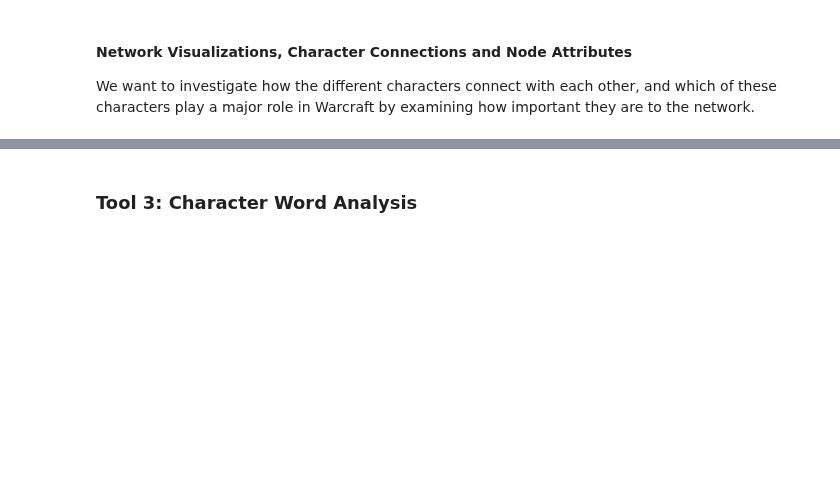
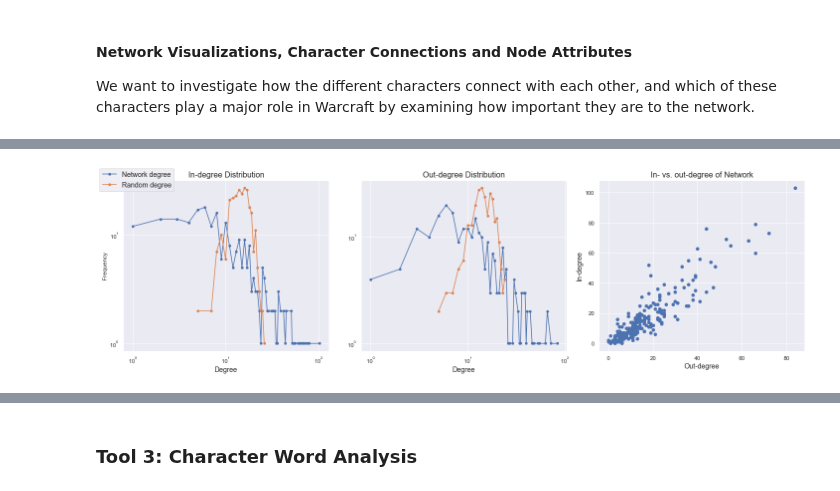
Before and after one commit to simonamtoft/warcraft-major-character-analysis, a Jupyter notebook: Explainer.ipynb, the cells around one changed output, grey strips where cells are left out. Cells and saved outputs as stored; diff of their text form; code cells hidden in the pictures; blank space fills up the shorter version.

```diff
--- a/Explainer.ipynb
+++ b/Explainer.ipynb
@@ -269,0 +467,55 @@ References:
+# %%
+# Get arrays of total, out- and in-degrees
+tot_deg = np.array([v for _, v in Gcc.degree])
+out_deg = np.array([v for _, v in Gcc.out_degree])
+in_deg = np.array([v for _, v in Gcc.in_degree])
+
+# calculate probability of connection
+p_out = out_deg.mean() / (N - 1)
+p_in = in_deg.mean() / (N - 1)
+
+# create random networks
+G_rnd_out = nx.erdos_renyi_graph(n=N, p=p_out)
+G_rnd_in = nx.erdos_renyi_graph(n=N, p=p_in)
+
+# get degrees of random network
+degs_rnd_out = np.array([v for _, v in G_rnd_out.degree()])
+degs_rnd_in = np.array([v for _, v in G_rnd_in.degree()])
+
+# Plot in- and out-degree distributions
+f, ax = plt.subplots(1, 3, figsize=(20, 6))
+marker_str = '.-'
+marker_size = 9
+val, count = np.unique(in_deg, return_counts=True)
+val_rnd, count_rnd = np.unique(degs_rnd_in, return_counts=True)
+ax[0].plot(val[1:], count[1:], marker_str, markersize=marker_size, label="Network degree")
+ax[0].plot(val_rnd, count_rnd, marker_str, markersize=marker_size, label="Random degree")
+val, count = np.unique(out_deg, return_counts=True)
+val_rnd, count_rnd = np.unique(degs_rnd_out, return_counts=True)
+ax[1].plot(val[1:], count[1:], marker_str, markersize=marker_size, label="Network degree")
+ax[1].plot(val_rnd, count_rnd, marker_str, markersize=marker_size, label="Random degree")
+
+ax[0].set_title('In-degree Distribution', fontsize=16)
+ax[1].set_title('Out-degree Distribution', fontsize=16)
+
+ax[0].set_ylabel('Frequency')
+ax[1].set_yticks([])
+for i in range(2):
+    ax[i].set_xlabel('Degree', fontsize=14)
+    ax[i].set_xscale('log')
+    ax[i].set_yscale('log')
+
+# legends
+lines, labels = [sum(lol, []) for lol in zip(ax[0].get_legend_handles_labels())]
+f.legend(lines, labels, loc='upper left', fontsize=14)
+
+# in- vs. out-degree
+ax[2].set_title('In- vs. out-degree of Network', fontsize=16)
+ax[2].scatter(out_deg, in_deg)
+ax[2].set_xlabel('Out-degree', fontsize=14)
+ax[2].set_ylabel('In-degree', fontsize=14)
+
+plt.tight_layout()
+plt.show()
+# %% [output]
+[figure, added]
```
Also changed, not shown: parts of 42 cells of this notebook, 2 other files.
